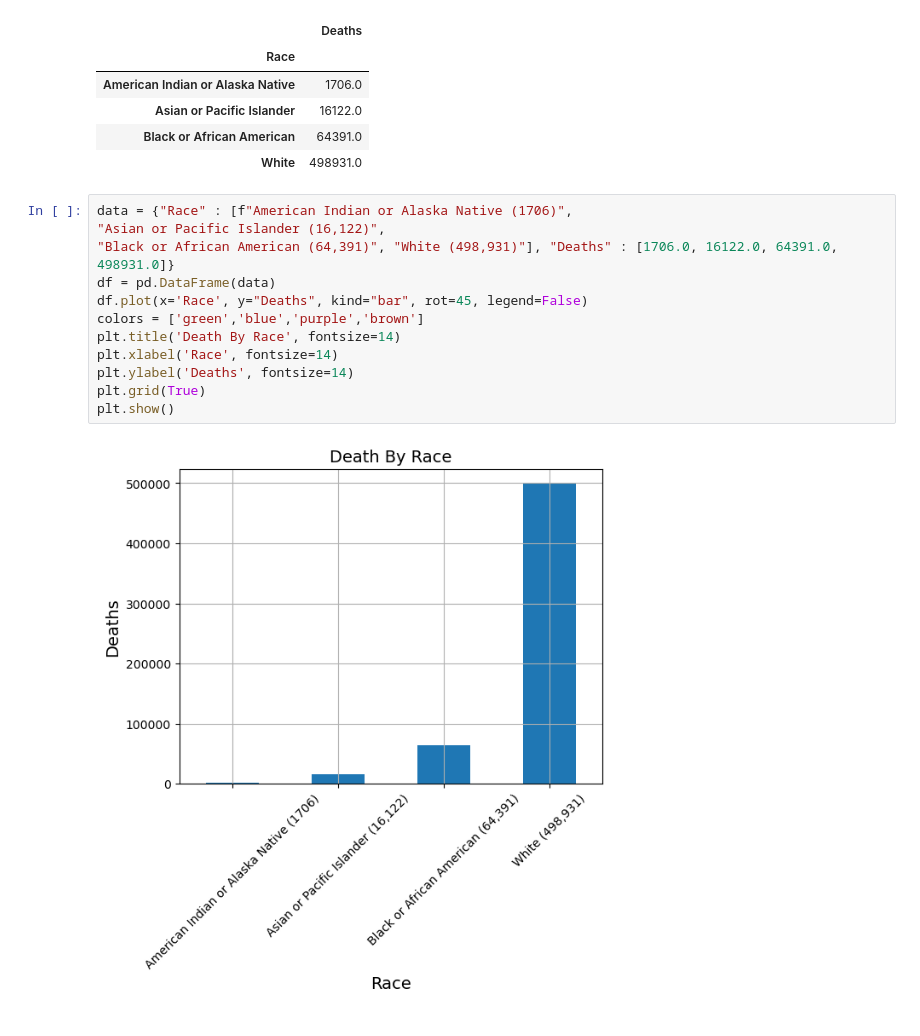
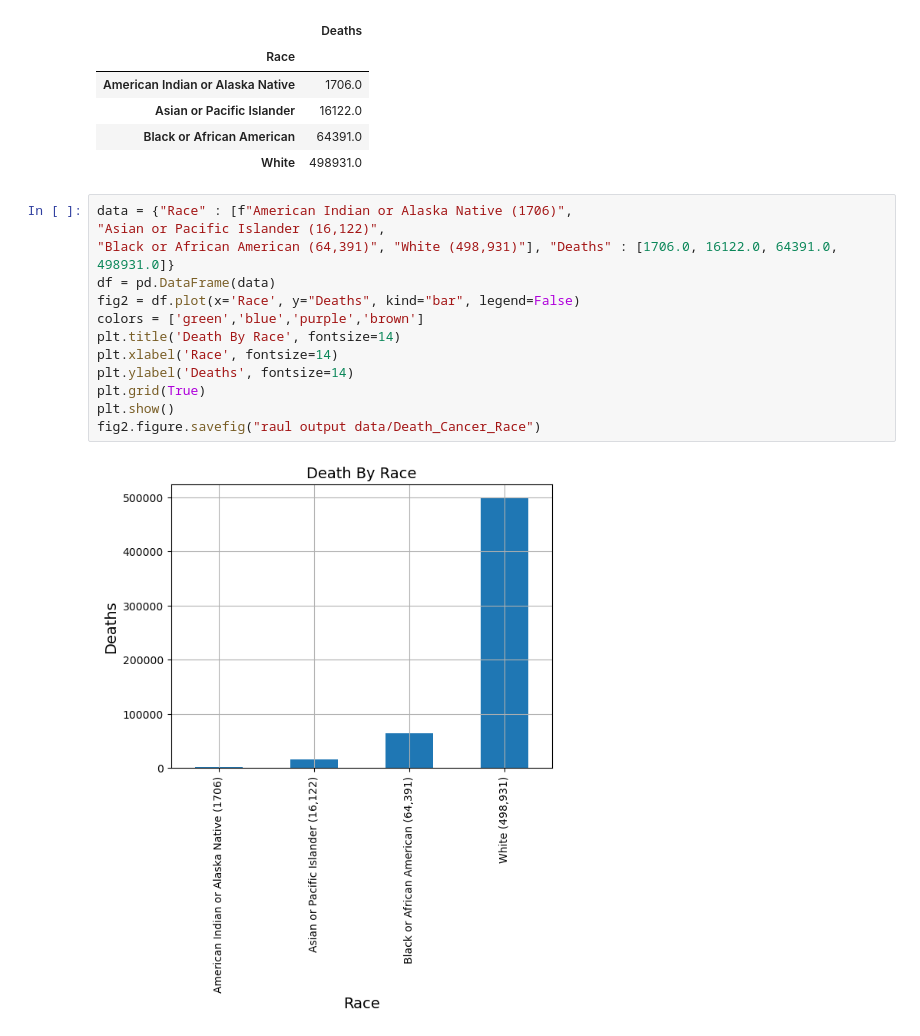
Before and after one commit to m3ufdech0c/Group_project1_Cancer_Demographics, a Jupyter notebook: raul_project1_test.ipynb, the cells around one changed output. Saved outputs shown, nothing was run; the diff lists cells and outputs as text.

```diff
--- a/raul_project1_test.ipynb
+++ b/raul_project1_test.ipynb
@@ -79,14 +79,15 @@ race_counts
 # %%
 data = {"Race" : [f"American Indian or Alaska Native (1706)",
 "Asian or Pacific Islander (16,122)",
 "Black or African American (64,391)", "White (498,931)"], "Deaths" : [1706.0, 16122.0, 64391.0, 498931.0]}
 df = pd.DataFrame(data)
-df.plot(x='Race', y="Deaths", kind="bar", rot=45, legend=False)
+fig2 = df.plot(x='Race', y="Deaths", kind="bar", legend=False)
 colors = ['green','blue','purple','brown']
 plt.title('Death By Race', fontsize=14)
 plt.xlabel('Race', fontsize=14)
 plt.ylabel('Deaths', fontsize=14)
 plt.grid(True)
 plt.show()
+fig2.figure.savefig("raul output data/Death_Cancer_Race")
 # %% [output]
-[figure, old version]
+[figure, new version]
```
Also changed, not shown: 2 other files.
